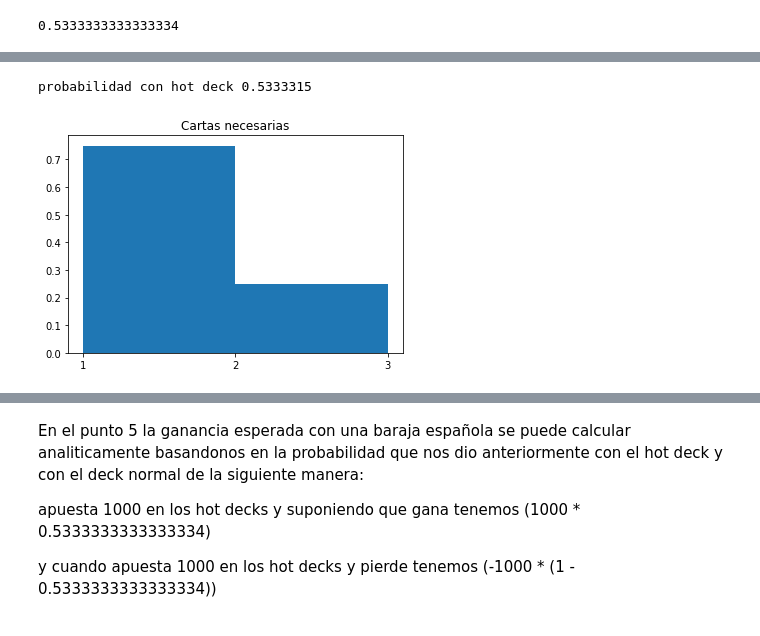
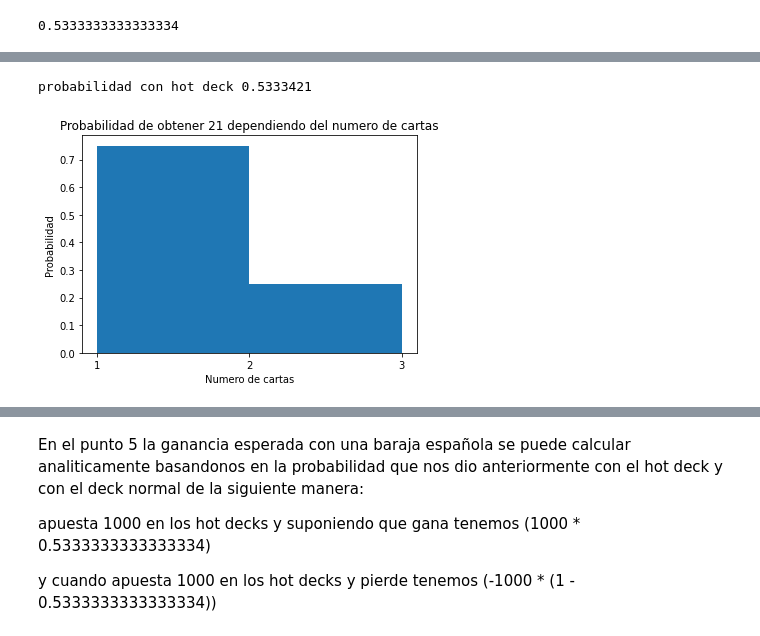
Before and after one commit to jucarmonam/AlgorithmsUN2020II, a Jupyter notebook: Laboratorio4/21BlackjackGrClass2StGrooup24.ipynb, the cells around one changed output, grey strips where cells are left out. Drawn from its saved outputs; the diff is of its cells as text; code cells hidden in the pictures.

```diff
--- a/Laboratorio4/21BlackjackGrClass2StGrooup24.ipynb
+++ b/Laboratorio4/21BlackjackGrClass2StGrooup24.ipynb
@@ -277,32 +329,34 @@ probabilidad con cold deck 0.0
 # %%
 #Punto 4. Baraja naipes (hot deck)
 import random
 import matplotlib.pyplot as plt
 
 n = 10000000
 count21 = 0
 prnc = 0
 num_cards = []
 for i in range(n):
   cartas = [1,1,1,1,2,2,2,2,10,10]
   my_cards = [7, 7, 5]
   nc = 0
 
   while(sum(my_cards)<21):
     card = random.randint(0,len(cartas)-1)
     my_cards.append(cartas[card])
     cartas.pop(card)
     nc = nc + 1
   if(sum(my_cards) == 21):
     count21 = count21 + 1
     prnc = prnc + nc
     num_cards.append(nc)
 
 print("probabilidad con hot deck", count21/n)
-plt.title("Cartas necesarias")
+plt.title("Probabilidad de obtener 21 dependiendo del numero de cartas")
+plt.xlabel("Numero de cartas")
+plt.ylabel("Probabilidad")
 plt.hist(num_cards, density = True, bins=[1,2,3])
 plt.xticks(range(1,max(num_cards)+2,1))
 plt.show()
 # %% [output]
-probabilidad con hot deck 0.5333315
+probabilidad con hot deck 0.5333421
-[figure, old version]
+[figure, new version]
```
Also changed, not shown: parts of 18 cells of this notebook.
